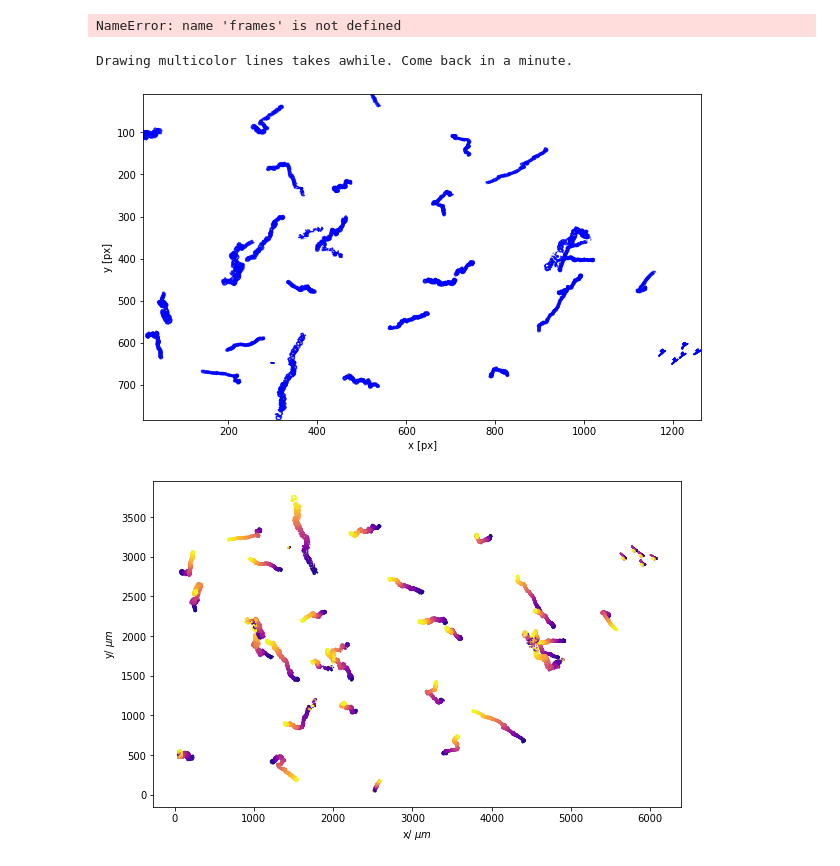
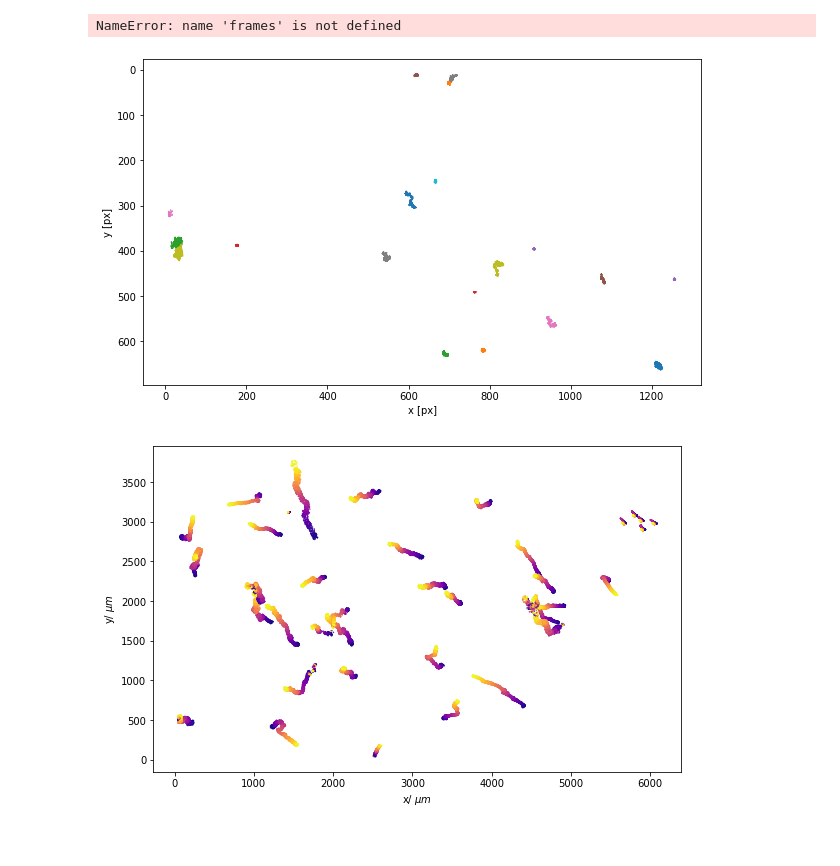
Before and after one commit to someoneinthecrowd/track-colloid-motion, a Jupyter notebook: analysis_data.ipynb, the cells around one changed output. Cells and saved outputs as stored; diff of their text form; code cells hidden in the pictures.

```diff
--- a/analysis_data.ipynb
+++ b/analysis_data.ipynb
@@ -39,17 +40,16 @@ pathlib.Path().absolute()
 PosixPath('/Users/yongdou/Downloads/track')
 # %%
 #frames=pims.Video('20d02.avi')
-d0=pd.read_csv("/Users/yongdou/Downloads/track/02032020/20dexp2_01.csv")
+d0=pd.read_csv("/Users/yongdou/Downloads/track/02062020/0d_4m.csv")
 # %%
 plt.imshow(frames[0])
 # %% [output]
 NameError: name 'frames' is not defined
 # %%
 plt.figure()
-tp.plot_traj(d0,colorby='frame');
+tp.plot_traj(d0);
 # %% [output]
-Drawing multicolor lines takes awhile. Come back in a minute.
-[figure, old version]
+[figure, new version]
 # %%
 fig, ax = plt.subplots()
 
```
Also changed, not shown: parts of 11 cells of this notebook, 1 other file.
